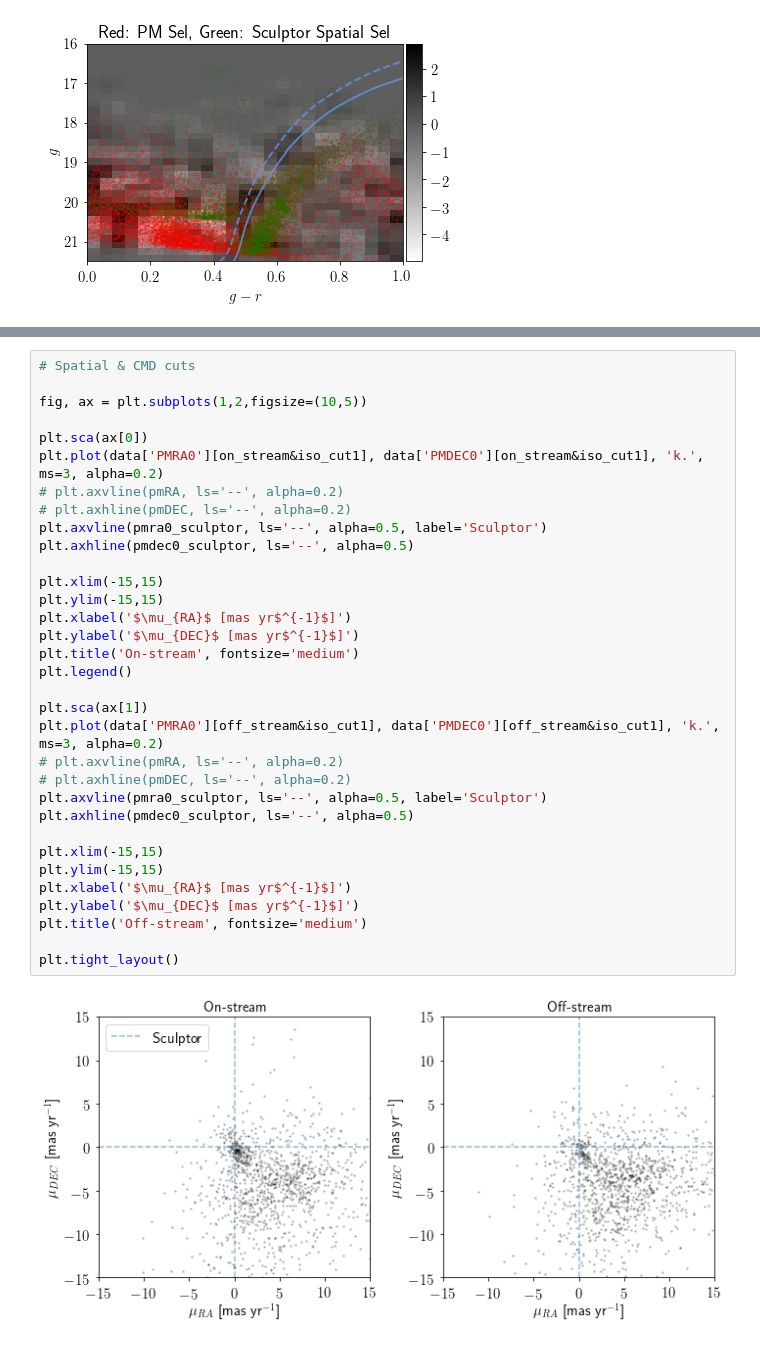
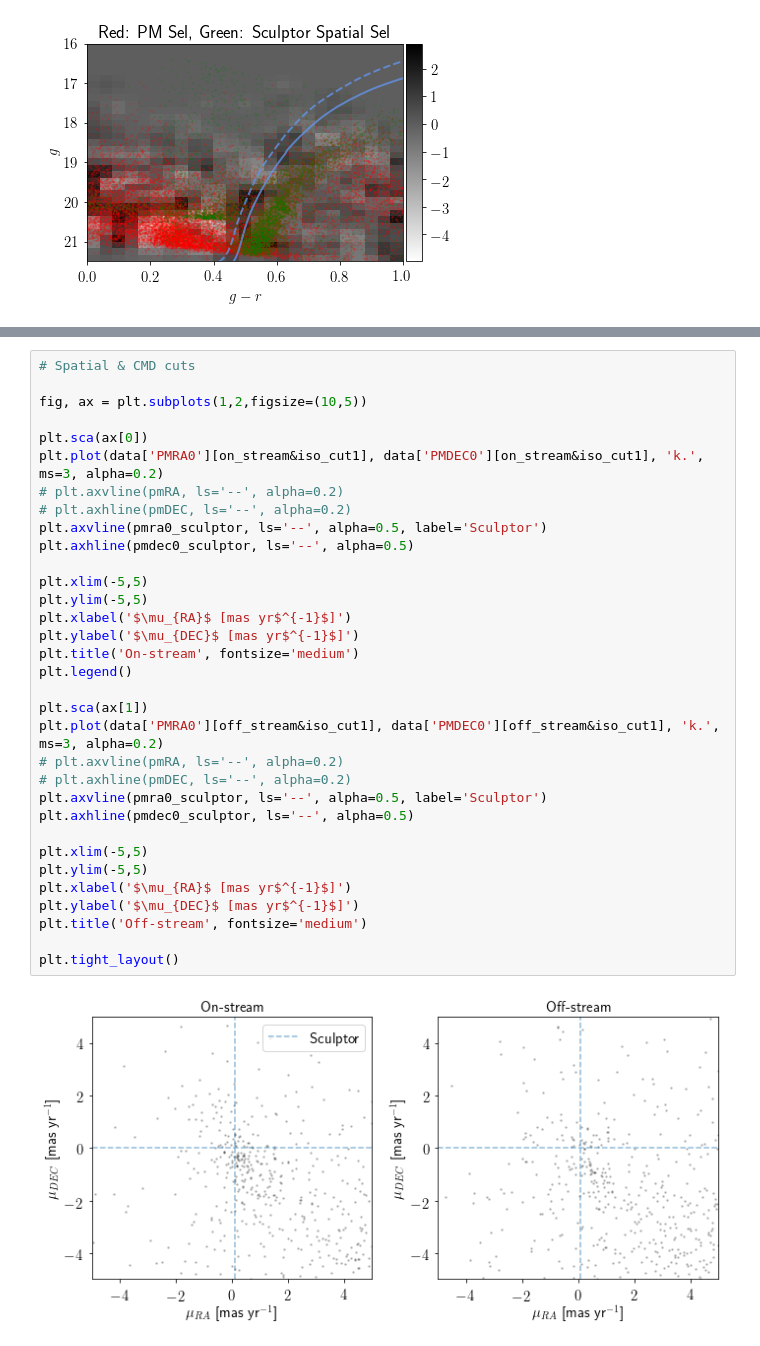
Before and after one commit to norashipp/shared_notebooks, a Jupyter notebook: Elqui.ipynb, the cells around one changed output, grey strips where cells are left out. Cells and saved outputs as stored; diff of their text form.

```diff
--- a/Elqui.ipynb
+++ b/Elqui.ipynb
@@ -826,35 +826,35 @@ plt.tight_layout()
 # %%
 # Spatial & CMD cuts
 
 fig, ax = plt.subplots(1,2,figsize=(10,5))
 
 plt.sca(ax[0])
 plt.plot(data['PMRA0'][on_stream&iso_cut1], data['PMDEC0'][on_stream&iso_cut1], 'k.', ms=3, alpha=0.2)
 # plt.axvline(pmRA, ls='--', alpha=0.2)
 # plt.axhline(pmDEC, ls='--', alpha=0.2)
 plt.axvline(pmra0_sculptor, ls='--', alpha=0.5, label='Sculptor')
 plt.axhline(pmdec0_sculptor, ls='--', alpha=0.5)
 
-plt.xlim(-15,15)
-plt.ylim(-15,15)
+plt.xlim(-5,5)
+plt.ylim(-5,5)
 plt.xlabel('$\mu_{RA}$ [mas yr$^{-1}$]')
 plt.ylabel('$\mu_{DEC}$ [mas yr$^{-1}$]')
 plt.title('On-stream', fontsize='medium')
 plt.legend()
 
 plt.sca(ax[1])
 plt.plot(data['PMRA0'][off_stream&iso_cut1], data['PMDEC0'][off_stream&iso_cut1], 'k.', ms=3, alpha=0.2)
 # plt.axvline(pmRA, ls='--', alpha=0.2)
 # plt.axhline(pmDEC, ls='--', alpha=0.2)
 plt.axvline(pmra0_sculptor, ls='--', alpha=0.5, label='Sculptor')
 plt.axhline(pmdec0_sculptor, ls='--', alpha=0.5)
 
-plt.xlim(-15,15)
-plt.ylim(-15,15)
+plt.xlim(-5,5)
+plt.ylim(-5,5)
 plt.xlabel('$\mu_{RA}$ [mas yr$^{-1}$]')
 plt.ylabel('$\mu_{DEC}$ [mas yr$^{-1}$]')
 plt.title('Off-stream', fontsize='medium')
 
 plt.tight_layout()
 # %% [output]
-[figure, old version]
+[figure, new version]
```
Also changed, not shown: parts of 2 cells of this notebook.
